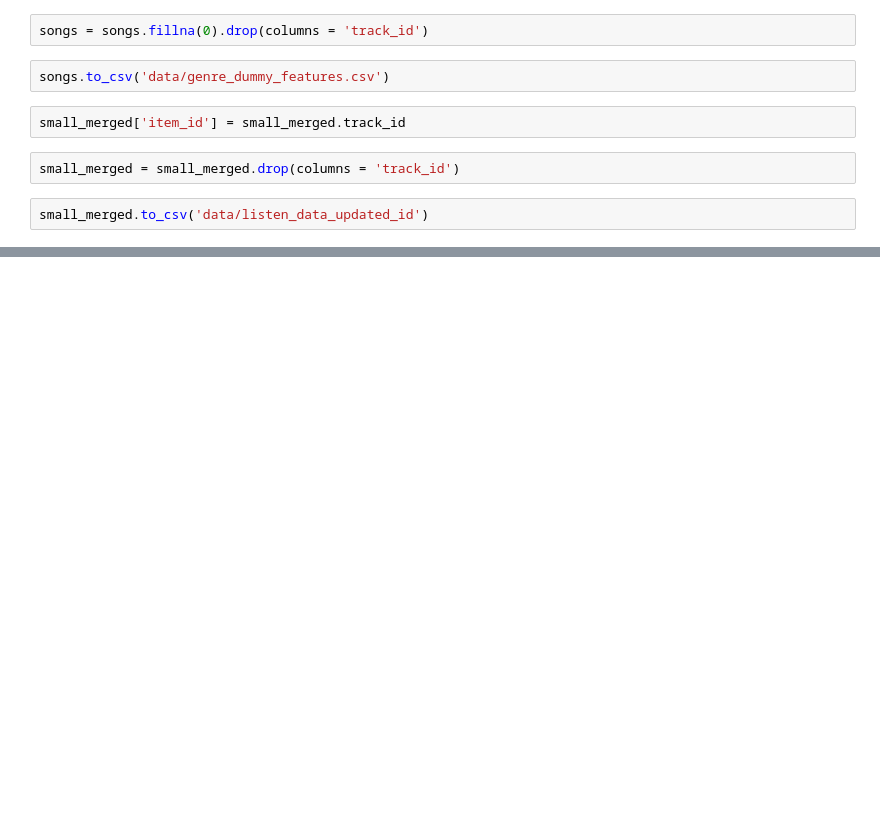
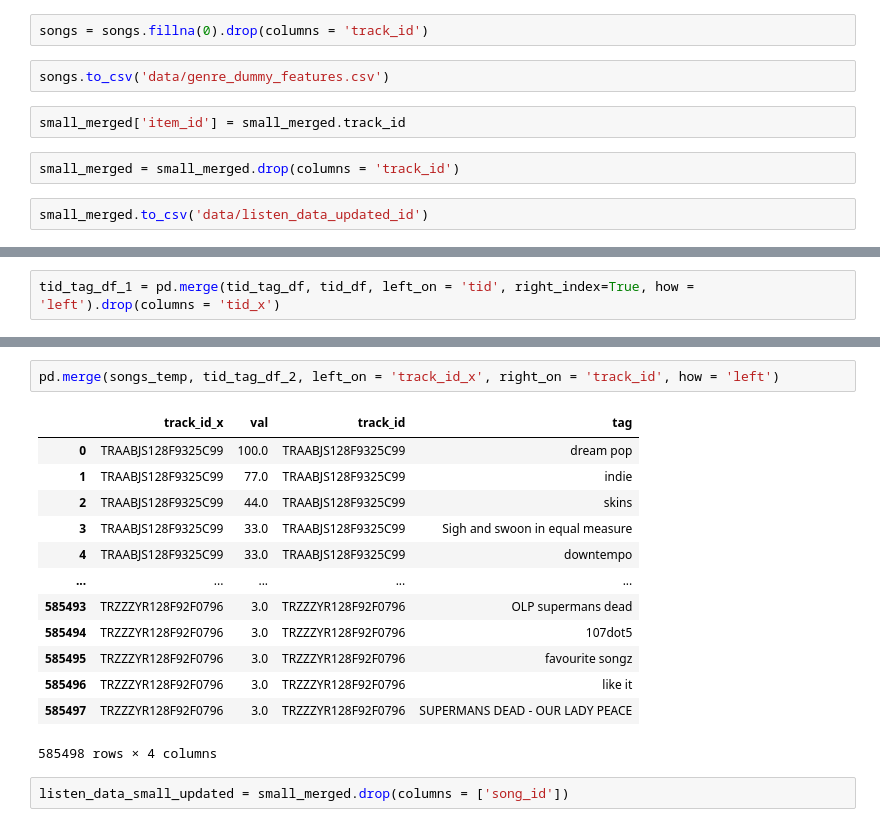
Before and after one commit to atsai24/song_recommender, a Jupyter notebook: data_pipeline.ipynb, the cells around one changed output, grey strips where cells are left out. Drawn from its saved outputs; the diff is of its cells as text; blank space fills up the shorter version.

```diff
--- a/data_pipeline.ipynb
+++ b/data_pipeline.ipynb
@@ -85,0 +236,2 @@ small_merged.to_csv('data/listen_data_updated_id')
+# %%
+tid_tag_df_1 = pd.merge(tid_tag_df, tid_df, left_on = 'tid', right_index=True, how = 'left').drop(columns = 'tid_x')
@@ -85,0 +260,18 @@ small_merged.to_csv('data/listen_data_updated_id')
+# %%
+pd.merge(songs_temp, tid_tag_df_2, left_on = 'track_id_x', right_on = 'track_id', how = 'left')
+# %% [output]
+|  | track_id_x | val | track_id | tag |
+| 0 | TRAABJS128F9325C99 | 100.0 | TRAABJS128F9325C99 | dream pop |
+| 1 | TRAABJS128F9325C99 | 77.0 | TRAABJS128F9325C99 | indie |
+| 2 | TRAABJS128F9325C99 | 44.0 | TRAABJS128F9325C99 | skins |
+| 3 | TRAABJS128F9325C99 | 33.0 | TRAABJS128F9325C99 | Sigh and swoon in equal measure |
+| 4 | TRAABJS128F9325C99 | 33.0 | TRAABJS128F9325C99 | downtempo |
+| ... | ... | ... | ... | ... |
+| 585493 | TRZZZYR128F92F0796 | 3.0 | TRZZZYR128F92F0796 | OLP supermans dead |
+| 585494 | TRZZZYR128F92F0796 | 3.0 | TRZZZYR128F92F0796 | 107dot5 |
+| 585495 | TRZZZYR128F92F0796 | 3.0 | TRZZZYR128F92F0796 | favourite songz |
+| 585496 | TRZZZYR128F92F0796 | 3.0 | TRZZZYR128F92F0796 | like it |
+| 585497 | TRZZZYR128F92F0796 | 3.0 | TRZZZYR128F92F0796 | SUPERMANS DEAD - OUR LADY PEACE |
+585498 rows × 4 columns
+# %%
+listen_data_small_updated = small_merged.drop(columns = ['song_id'])
```
Also changed, not shown: parts of 35 cells of this notebook, 1 other file.
